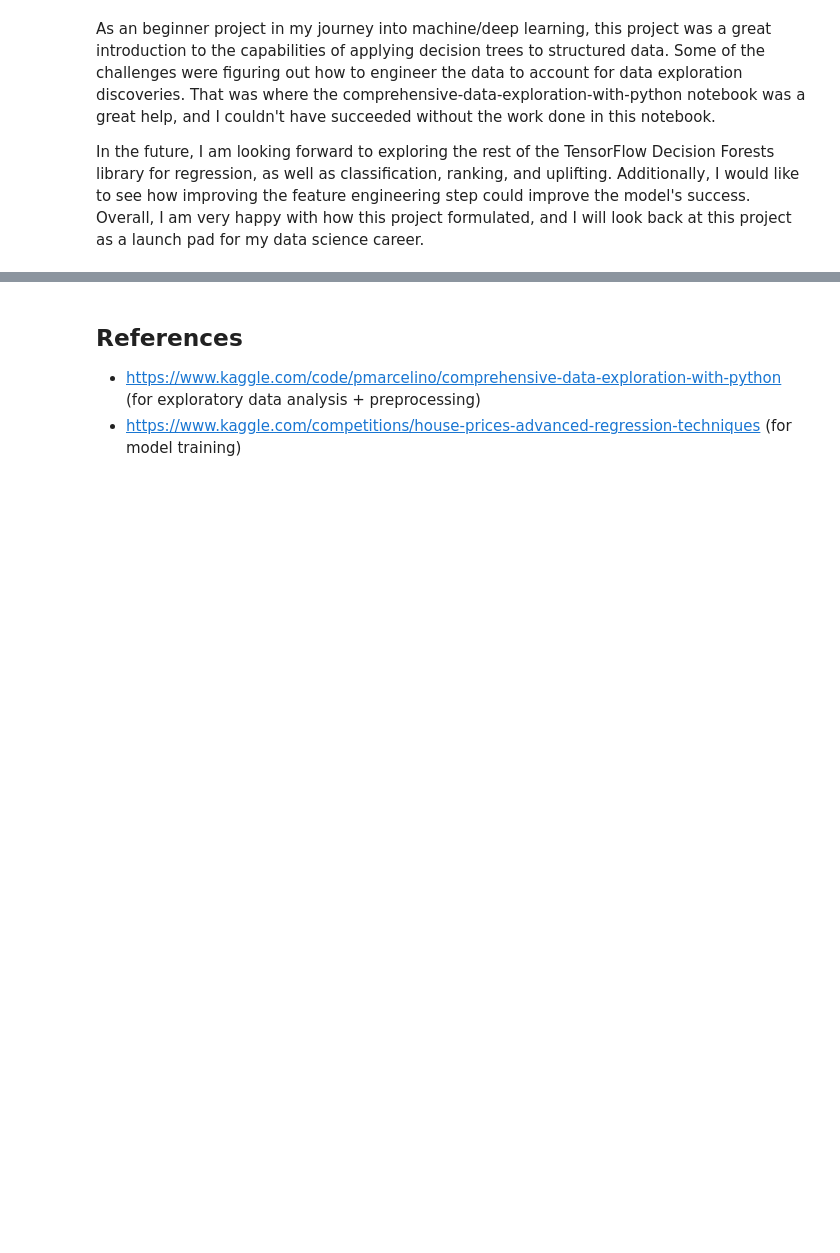
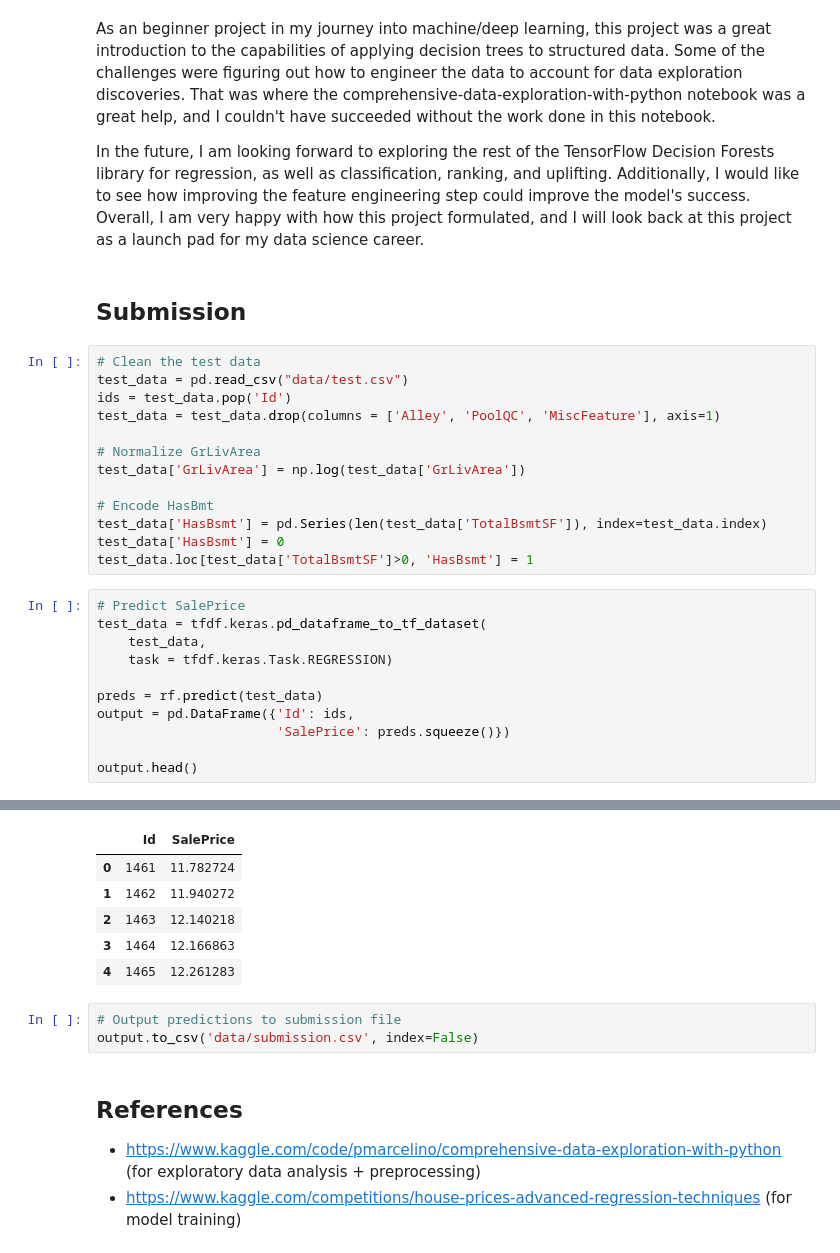
Before and after one commit to mdisant/House-Prices, a Jupyter notebook: notebook.ipynb, the cells around one changed output, grey strips where cells are left out. Drawn from its saved outputs; the diff is of its cells as text; blank space fills up the shorter version.

Commit message:
Outputting the submission file

```diff
--- a/notebook.ipynb
+++ b/notebook.ipynb
@@ -546,3 +532,30 @@ Additionally, we uncovered some of the more accurate variables in predicting hou
 As an beginner project in my journey into machine/deep learning, this project was a great introduction to the capabilities of applying decision trees to structured data. Some of the challenges were figuring out how to engineer the data to account for data exploration discoveries. That was where the comprehensive-data-exploration-with-python notebook was a great help, and I couldn't have succeeded without the work done in this notebook.
 
 In the future, I am looking forward to exploring the rest of the TensorFlow Decision Forests library for regression, as well as classification, ranking, and uplifting. Additionally, I would like to see how improving the feature engineering step could improve the model's success. Overall, I am very happy with how this project formulated, and I will look back at this project as a launch pad for my data science career.
+# %% [markdown]
+## Submission
+# %%
+# Clean the test data
+test_data = pd.read_csv("data/test.csv")
+ids = test_data.pop('Id')
+test_data = test_data.drop(columns = ['Alley', 'PoolQC', 'MiscFeature'], axis=1)
+
+# Normalize GrLivArea
+test_data['GrLivArea'] = np.log(test_data['GrLivArea'])
+
+# Encode HasBmt
+test_data['HasBsmt'] = pd.Series(len(test_data['TotalBsmtSF']), index=test_data.index)
+test_data['HasBsmt'] = 0
+test_data.loc[test_data['TotalBsmtSF']>0, 'HasBsmt'] = 1
+# %%
+# Predict SalePrice
+test_data = tfdf.keras.pd_dataframe_to_tf_dataset(
+    test_data,
+    task = tfdf.keras.Task.REGRESSION)
+
+preds = rf.predict(test_data)
+output = pd.DataFrame({'Id': ids,
+                       'SalePrice': preds.squeeze()})
+
+output.head()
+# %% [output]
@@ -549,3 +563,12 @@ In the future, I am looking forward to exploring the rest of the TensorFlow Deci
+|  | Id | SalePrice |
+| 0 | 1461 | 11.782724 |
+| 1 | 1462 | 11.940272 |
+| 2 | 1463 | 12.140218 |
+| 3 | 1464 | 12.166863 |
+| 4 | 1465 | 12.261283 |
+# %%
+# Output predictions to submission file
+output.to_csv('data/submission.csv', index=False)
 # %% [markdown]
 ## References
 * https://www.kaggle.com/code/pmarcelino/comprehensive-data-exploration-with-python (for exploratory data analysis + preprocessing)
```
Also changed, not shown: parts of 19 cells of this notebook, 1 other file.
